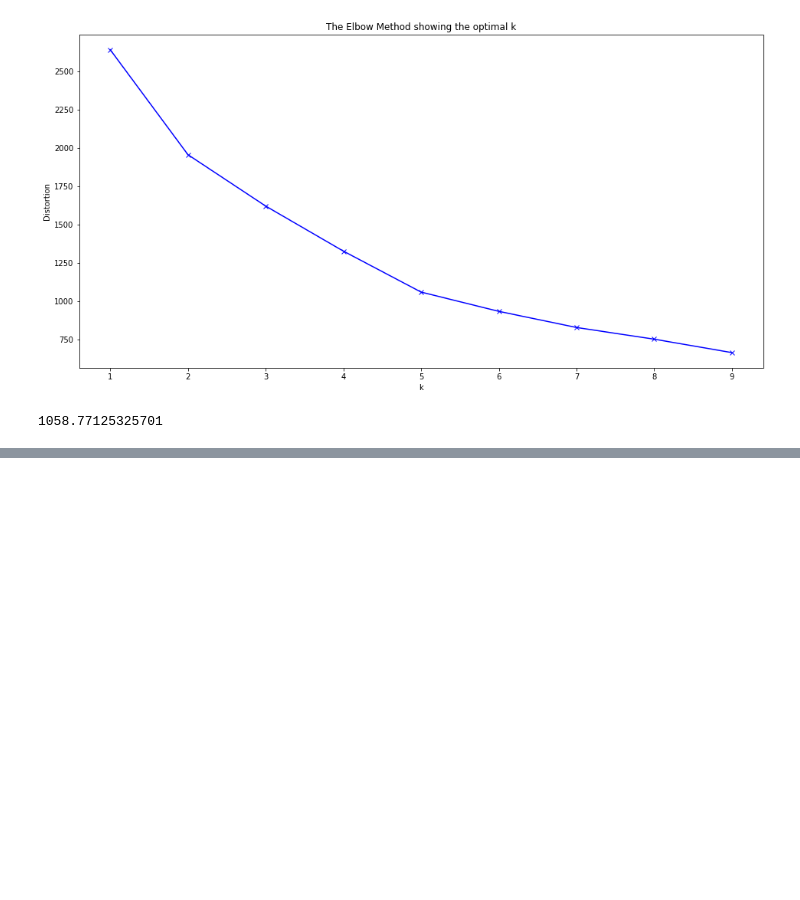
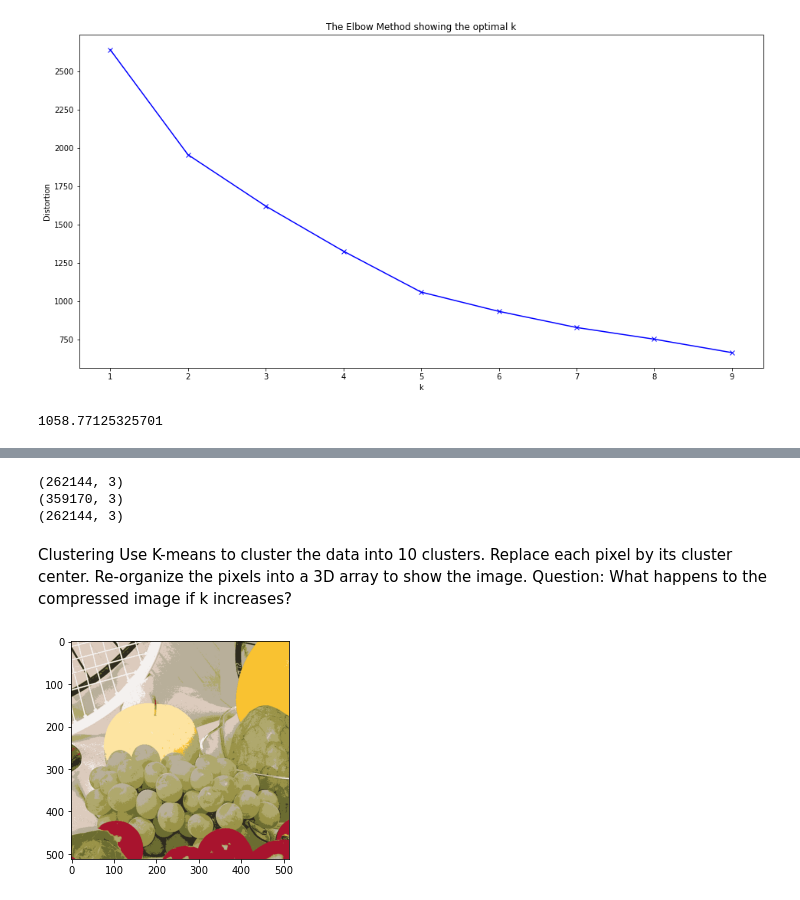
Before and after one commit to YongpengFu/Machine-Learning, a Jupyter notebook: Mini Project Wholesales.ipynb, the cells around one changed output, grey strips where cells are left out. Cells and saved outputs as stored; diff of their text form; code cells hidden in the pictures; blank space fills up the shorter version.

```diff
--- a/Mini Project Wholesales.ipynb
+++ b/Mini Project Wholesales.ipynb
@@ -99,0 +152,40 @@ print(kmeanModel.inertia_)
+# %%
+# reshape the image to a 2D array of pixels and 3 color values (RGB)
+fruits_pixel_values = fruits.reshape((-1, 3))
+cat_pixel_values = cat.reshape((-1, 3))
+baboon_pixel_values = baboon.reshape((-1, 3))
+# convert to float
+fruits_pixel_values = np.float32(fruits_pixel_values)
+cat_pixel_values = np.float32(cat_pixel_values)
+baboon_pixel_values = np.float32(baboon_pixel_values)
+#print(pixel_values.shape)
+print(fruits_pixel_values.shape)
+print(cat_pixel_values.shape)
+print(baboon_pixel_values.shape)
+# %% [output]
+(262144, 3)
+(359170, 3)
+(262144, 3)
+# %% [markdown]
+Clustering Use K-means to cluster the data into 10 clusters. Replace each pixel by its cluster center. Re-organize the pixels into a 3D array to show the image. Question: What happens to the compressed image if k increases?
+# %%
+# define stopping criteria
+criteria = (cv2.TERM_CRITERIA_EPS + cv2.TERM_CRITERIA_MAX_ITER, 100, 0.2)
+# number of clusters (K)
+k = 10
+_, labels, (centers) = cv2.kmeans(fruits_pixel_values, k, None, criteria, 10, cv2.KMEANS_RANDOM_CENTERS)
+
+# convert back to 8 bit values
+centers = np.uint8(centers)
+
+# flatten the labels array
+labels = labels.flatten()
+# convert all pixels to the color of the centroids
+segmented_image = centers[labels.flatten()]
+# reshape back to the original image dimension
+segmented_image = segmented_image.reshape(fruits.shape)
+# show the image
+plt.imshow(segmented_image)
+plt.show()
+# %% [output]
+[figure, added]
```
Also changed, not shown: parts of 8 cells of this notebook.
